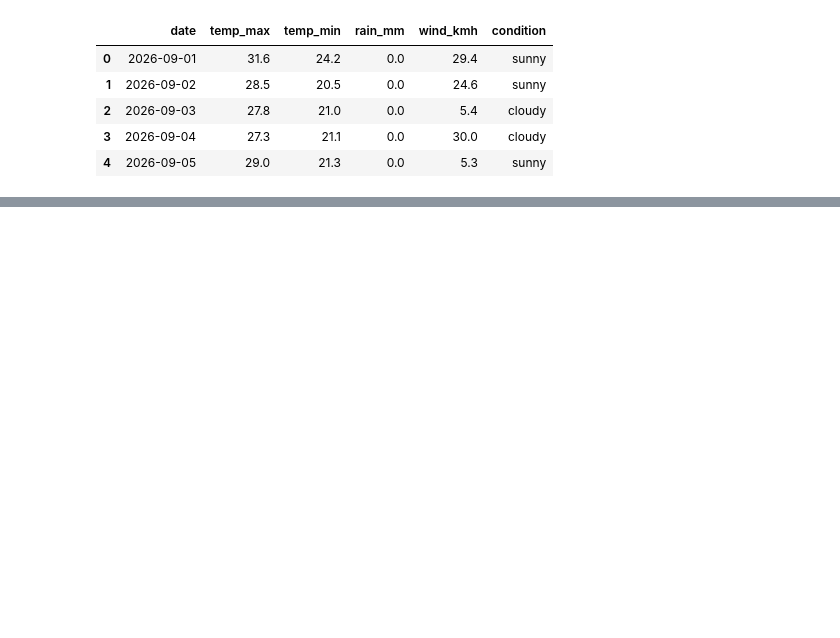
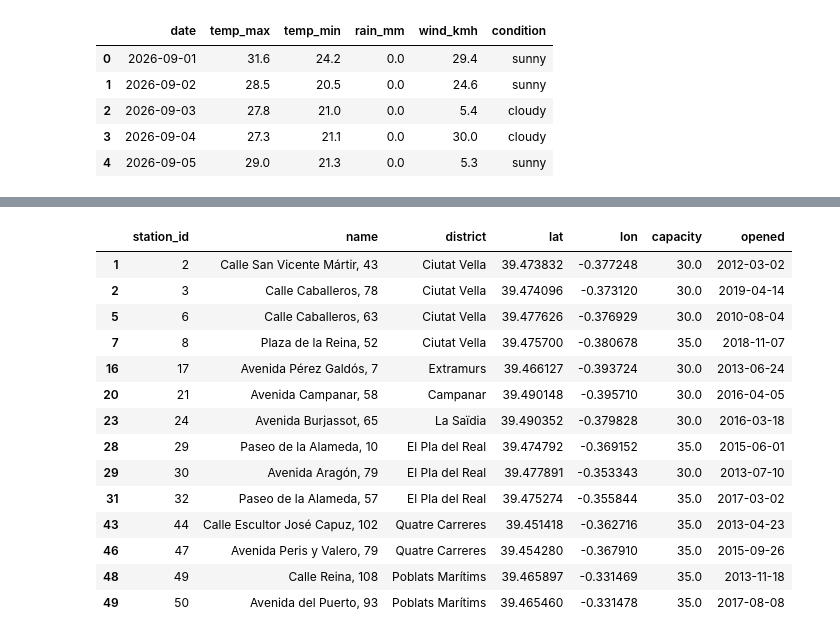
Before and after one commit to Fisjo/clases-master, a Jupyter notebook: data-science/clase2/pandas.ipynb, the cells around one changed output, grey strips where cells are left out. Drawn from its saved outputs; the diff is of its cells as text; code cells hidden in the pictures; blank space fills up the shorter version.

```diff
--- a/data-science/clase2/pandas.ipynb
+++ b/data-science/clase2/pandas.ipynb
@@ -142,0 +157,18 @@ weather.head()
+# %%
+stations.query("capacity > 25").sort_values("station_id", ascending=True)
+# %% [output]
+|  | station_id | name | district | lat | lon | capacity | opened |
+| 1 | 2 | Calle San Vicente Mártir, 43 | Ciutat Vella | 39.473832 | -0.377248 | 30.0 | 2012-03-02 |
+| 2 | 3 | Calle Caballeros, 78 | Ciutat Vella | 39.474096 | -0.373120 | 30.0 | 2019-04-14 |
+| 5 | 6 | Calle Caballeros, 63 | Ciutat Vella | 39.477626 | -0.376929 | 30.0 | 2010-08-04 |
+| 7 | 8 | Plaza de la Reina, 52 | Ciutat Vella | 39.475700 | -0.380678 | 35.0 | 2018-11-07 |
+| 16 | 17 | Avenida Pérez Galdós, 7 | Extramurs | 39.466127 | -0.393724 | 30.0 | 2013-06-24 |
+| 20 | 21 | Avenida Campanar, 58 | Campanar | 39.490148 | -0.395710 | 30.0 | 2016-04-05 |
+| 23 | 24 | Avenida Burjassot, 65 | La Saïdia | 39.490352 | -0.379828 | 30.0 | 2016-03-18 |
+| 28 | 29 | Paseo de la Alameda, 10 | El Pla del Real | 39.474792 | -0.369152 | 35.0 | 2015-06-01 |
+| 29 | 30 | Avenida Aragón, 79 | El Pla del Real | 39.477891 | -0.353343 | 30.0 | 2013-07-10 |
+| 31 | 32 | Paseo de la Alameda, 57 | El Pla del Real | 39.475274 | -0.355844 | 35.0 | 2017-03-02 |
+| 43 | 44 | Calle Escultor José Capuz, 102 | Quatre Carreres | 39.451418 | -0.362716 | 35.0 | 2013-04-23 |
+| 46 | 47 | Avenida Peris y Valero, 79 | Quatre Carreres | 39.454280 | -0.367910 | 35.0 | 2015-09-26 |
+| 48 | 49 | Calle Reina, 108 | Poblats Marítims | 39.465897 | -0.331469 | 35.0 | 2013-11-18 |
+| 49 | 50 | Avenida del Puerto, 93 | Poblats Marítims | 39.465460 | -0.331478 | 35.0 | 2017-08-08 |
```
Also changed, not shown: parts of 7 cells of this notebook.
